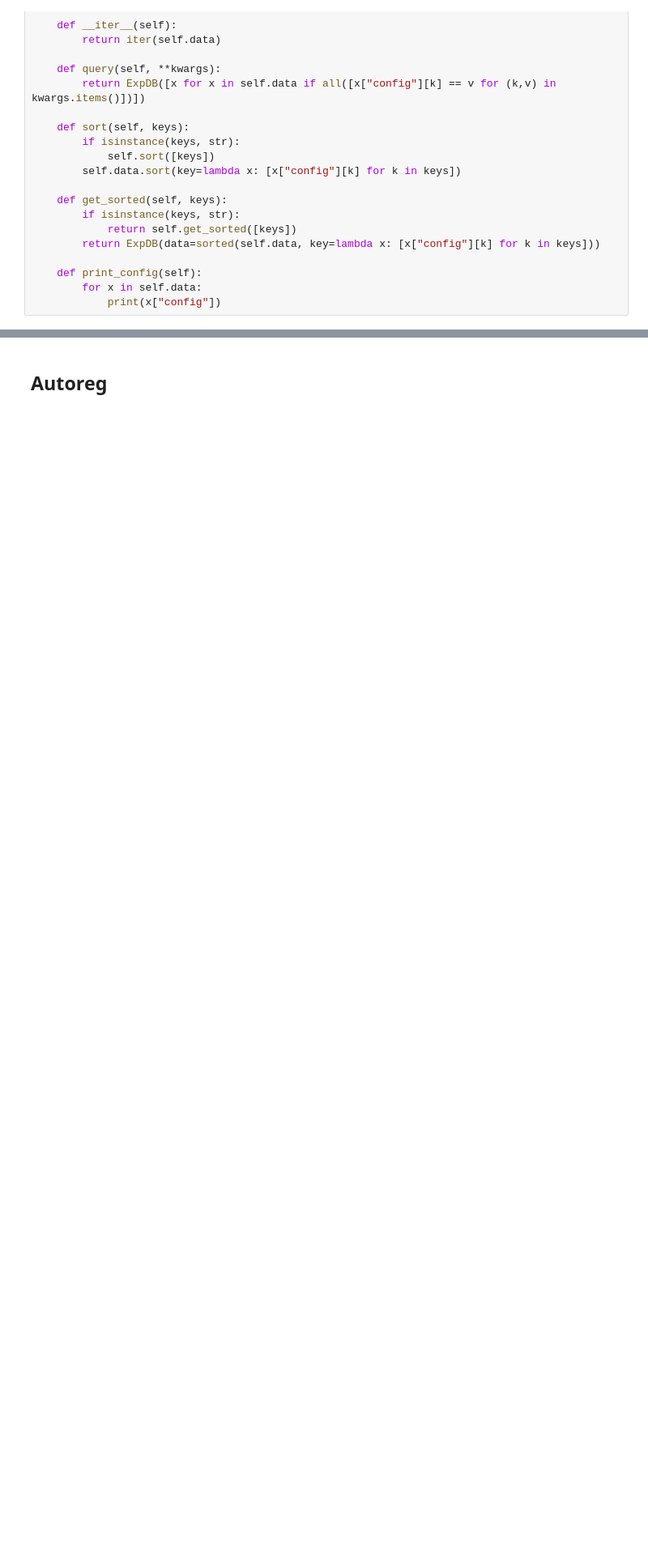
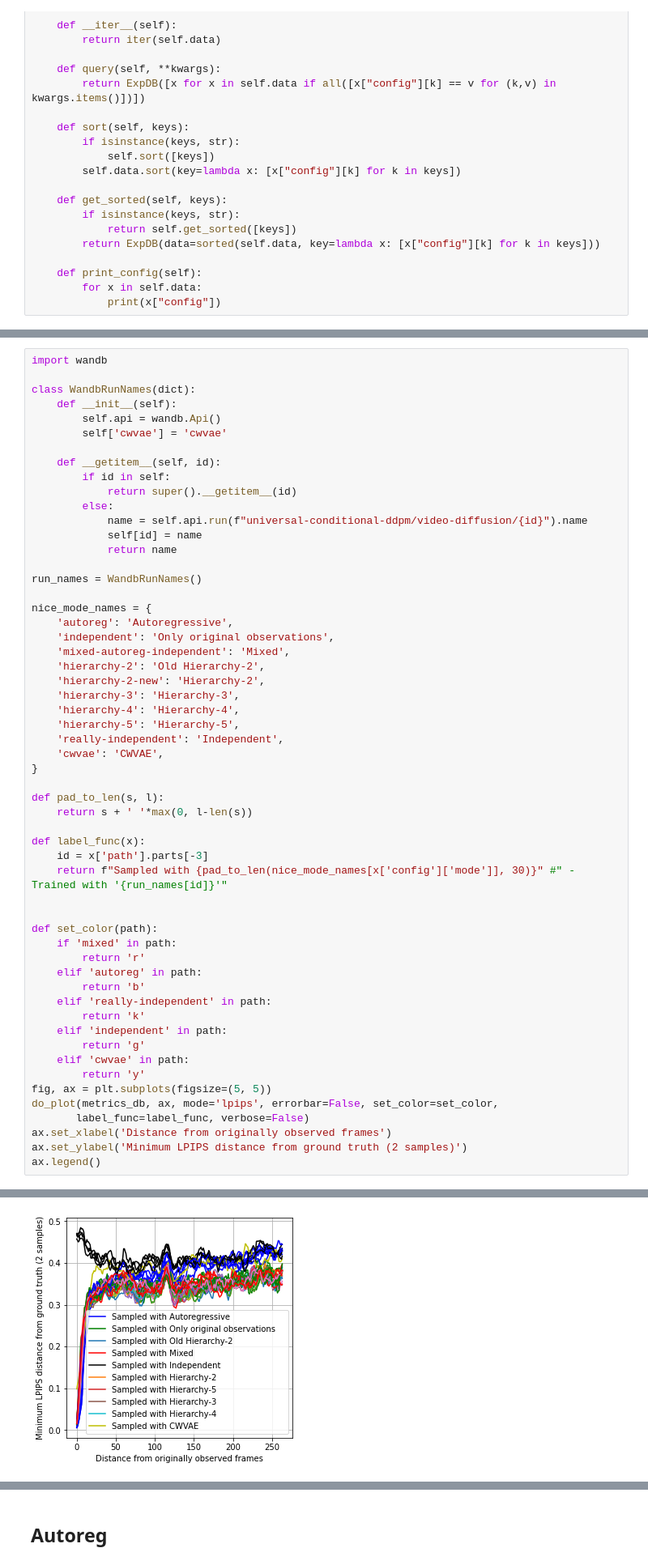
Before and after one commit to cliangyu/video-diffusion, a Jupyter notebook: notebooks/wills_plots.ipynb, the cells around one changed output, grey strips where cells are left out. Shown at 81% size. Saved outputs shown, nothing was run; the diff lists cells and outputs as text; blank space fills up the shorter version.

```diff
--- a/notebooks/wills_plots.ipynb
+++ b/notebooks/wills_plots.ipynb
@@ -170,0 +152,57 @@ ax.legend()
+# %%
+import wandb
+
+class WandbRunNames(dict):
+    def __init__(self):
+        self.api = wandb.Api()
+        self['cwvae'] = 'cwvae'
+
+    def __getitem__(self, id):
+        if id in self:
+            return super().__getitem__(id)
+        else:
+            name = self.api.run(f"universal-conditional-ddpm/video-diffusion/{id}").name
+            self[id] = name
+            return name
+
+run_names = WandbRunNames()
+
+nice_mode_names = {
+    'autoreg': 'Autoregressive',
+    'independent': 'Only original observations',
+    'mixed-autoreg-independent': 'Mixed',
+    'hierarchy-2': 'Old Hierarchy-2',
+    'hierarchy-2-new': 'Hierarchy-2',
+    'hierarchy-3': 'Hierarchy-3',
+    'hierarchy-4': 'Hierarchy-4',
+    'hierarchy-5': 'Hierarchy-5',
+    'really-independent': 'Independent',
+    'cwvae': 'CWVAE',
+}
+
+def pad_to_len(s, l):
+    return s + ' '*max(0, l-len(s))
+
+def label_func(x):
+    id = x['path'].parts[-3]
+    return f"Sampled with {pad_to_len(nice_mode_names[x['config']['mode']], 30)}" #" - Trained with '{run_names[id]}'"
+
+
+def set_color(path):
+    if 'mixed' in path:
+        return 'r'
+    elif 'autoreg' in path:
+        return 'b'
+    elif 'really-independent' in path:
+        return 'k'
+    elif 'independent' in path:
+        return 'g'
+    elif 'cwvae' in path:
+        return 'y'
+fig, ax = plt.subplots(figsize=(5, 5))
+do_plot(metrics_db, ax, mode='lpips', errorbar=False, set_color=set_color,
+       label_func=label_func, verbose=False)
+ax.set_xlabel('Distance from originally observed frames')
+ax.set_ylabel('Minimum LPIPS distance from ground truth (2 samples)')
+ax.legend()
+# %% [output]
@@ -170,0 +210 @@ ax.legend()
+[figure, added]
```
Also changed, not shown: parts of 11 cells of this notebook.
